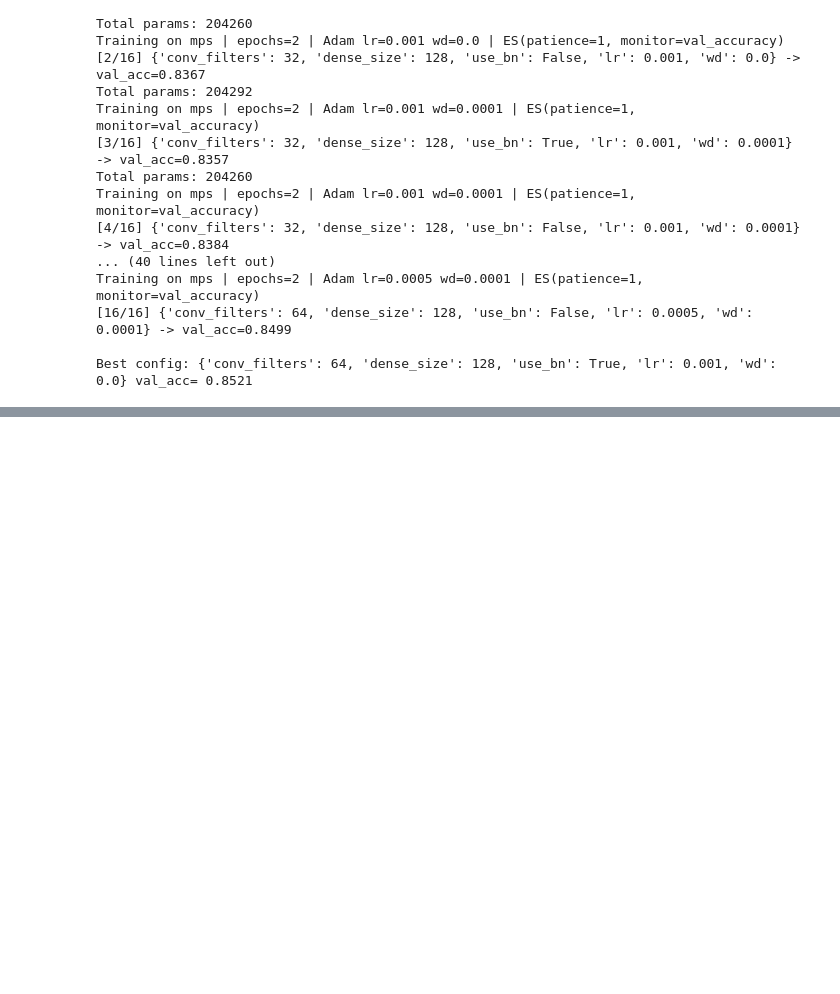
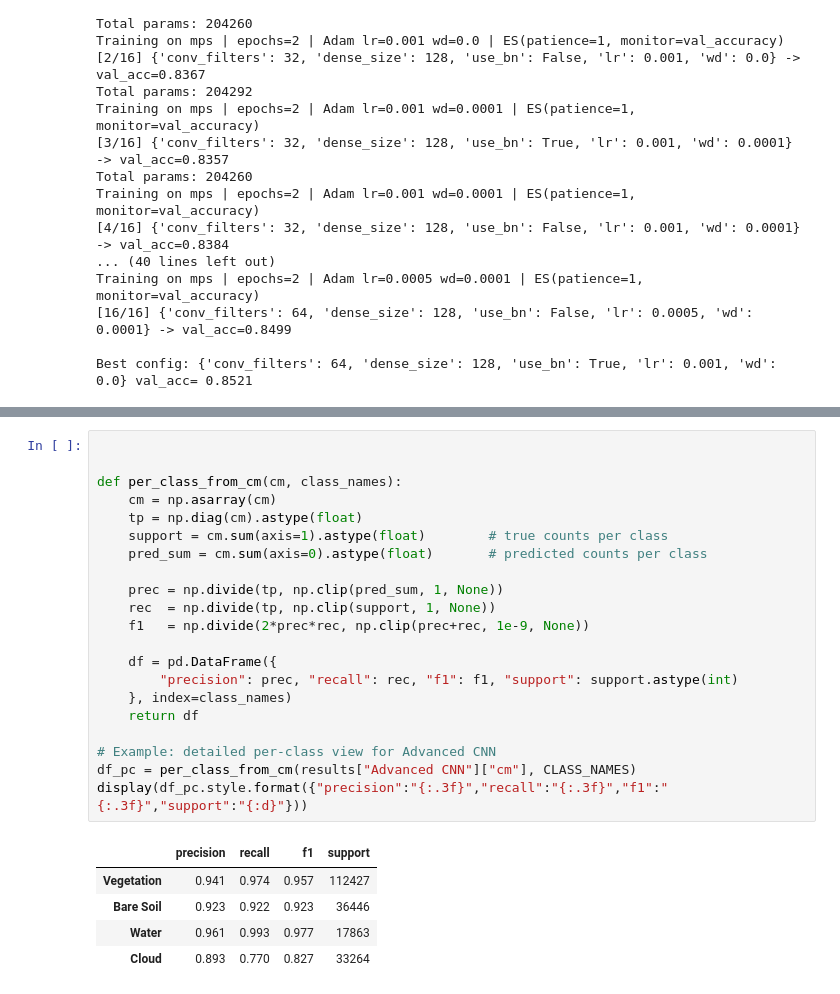
Before and after one commit to ornab/Sentinel-2-Multiclass-Classification, a Jupyter notebook: multiclass_classification_ml2.ipynb, the cells around one changed output, grey strips where cells are left out. Cells and saved outputs as stored; diff of their text form; blank space fills up the shorter version.

```diff
--- a/multiclass_classification_ml2.ipynb
+++ b/multiclass_classification_ml2.ipynb
@@ -2812,0 +2999,27 @@ test_accuracy, predictions, targets = evaluate_model(trained_model, test_loader)
+# %%
+
+
+def per_class_from_cm(cm, class_names):
+    cm = np.asarray(cm)
+    tp = np.diag(cm).astype(float)
+    support = cm.sum(axis=1).astype(float)        # true counts per class
+    pred_sum = cm.sum(axis=0).astype(float)       # predicted counts per class
+
+    prec = np.divide(tp, np.clip(pred_sum, 1, None))
+    rec  = np.divide(tp, np.clip(support, 1, None))
+    f1   = np.divide(2*prec*rec, np.clip(prec+rec, 1e-9, None))
+
+    df = pd.DataFrame({
+        "precision": prec, "recall": rec, "f1": f1, "support": support.astype(int)
+    }, index=class_names)
+    return df
+
+# Example: detailed per-class view for Advanced CNN
+df_pc = per_class_from_cm(results["Advanced CNN"]["cm"], CLASS_NAMES)
+display(df_pc.style.format({"precision":"{:.3f}","recall":"{:.3f}","f1":"{:.3f}","support":"{:d}"}))
+# %% [output]
+|  | precision | recall | f1 | support |
+| Vegetation | 0.941 | 0.974 | 0.957 | 112427 |
+| Bare Soil | 0.923 | 0.922 | 0.923 | 36446 |
+| Water | 0.961 | 0.993 | 0.977 | 17863 |
+| Cloud | 0.893 | 0.770 | 0.827 | 33264 |
```
Also changed, not shown: parts of 73 cells of this notebook.
